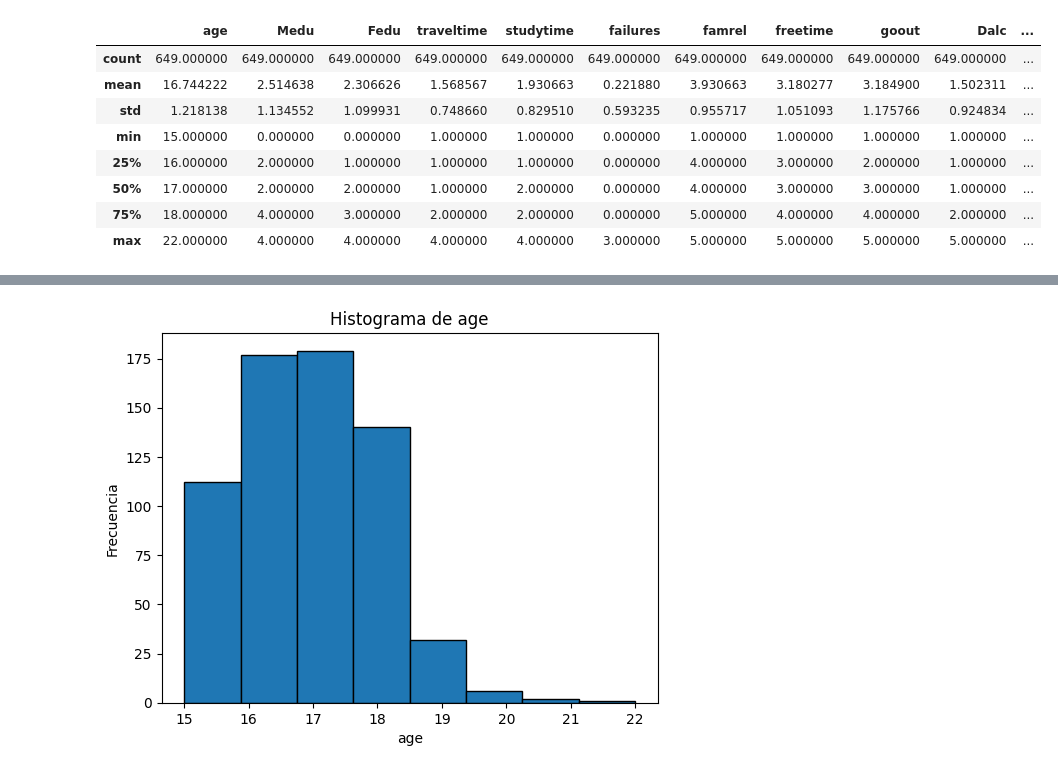
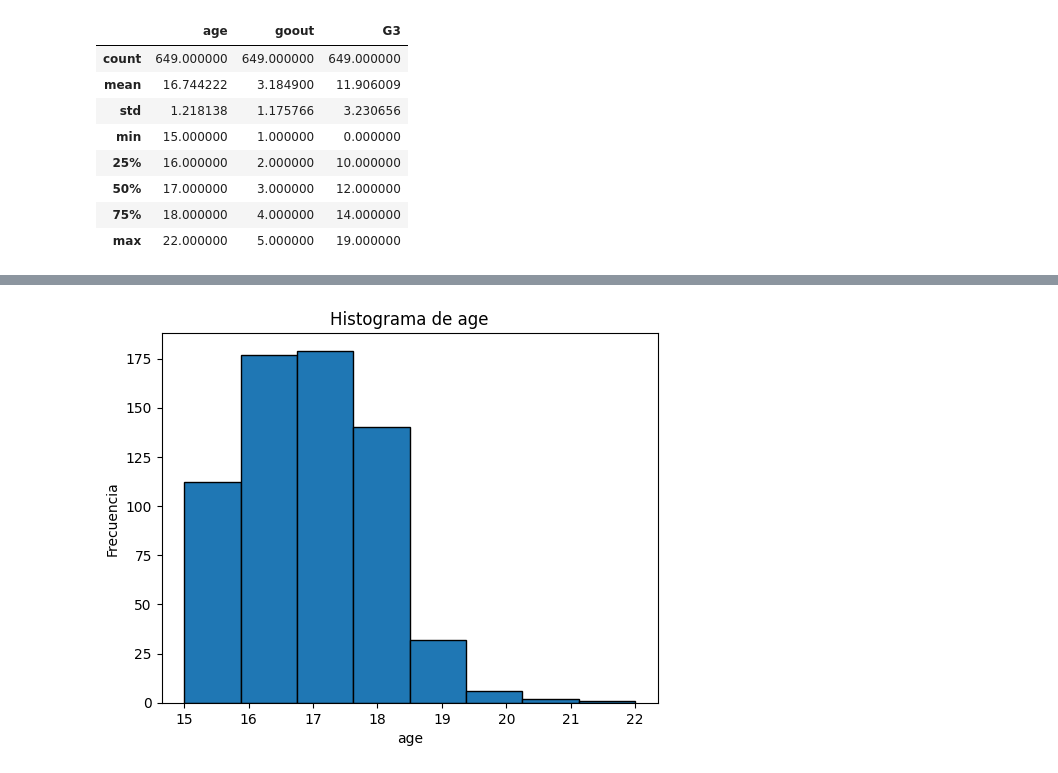
Before and after one commit to Tumup/estadistica, a Jupyter notebook: ESTADISTICA/analisis.ipynb, the cells around one changed output, grey strips where cells are left out. Cells and saved outputs as stored; diff of their text form; code cells hidden in the pictures.

```diff
--- a/ESTADISTICA/analisis.ipynb
+++ b/ESTADISTICA/analisis.ipynb
@@ -31,0 +12,5 @@ print(df.head())
+# %%
+ruta_csv = 'student-por.csv'
+df = pd.read_csv(ruta_csv, delimiter = ';')
+dfc = df.drop(['address', 'famsize', 'Medu', 'Fedu', 'Mjob', 'Fjob', 'reason', 'traveltime','studytime', 'failures','schoolsup', 'famsup', 'paid', 'activities', 'nursery', 'higher', 'internet', 'famrel', 'freetime', 'Dalc', 'Walc', 'health', 'absences', 'G1', 'G2' ],axis=1)
+print(dfc.head())
@@ -32,12 +45,12 @@ print(df.head())
 # %%
-df.describe()
+dfc.describe()
 # %% [output]
-|  | age | Medu | Fedu | traveltime | studytime | failures | famrel | freetime | goout | Dalc | ... |
-| count | 649.000000 | 649.000000 | 649.000000 | 649.000000 | 649.000000 | 649.000000 | 649.000000 | 649.000000 | 649.000000 | 649.000000 | ... |
-| mean | 16.744222 | 2.514638 | 2.306626 | 1.568567 | 1.930663 | 0.221880 | 3.930663 | 3.180277 | 3.184900 | 1.502311 | ... |
-| std | 1.218138 | 1.134552 | 1.099931 | 0.748660 | 0.829510 | 0.593235 | 0.955717 | 1.051093 | 1.175766 | 0.924834 | ... |
-| min | 15.000000 | 0.000000 | 0.000000 | 1.000000 | 1.000000 | 0.000000 | 1.000000 | 1.000000 | 1.000000 | 1.000000 | ... |
-| 25% | 16.000000 | 2.000000 | 1.000000 | 1.000000 | 1.000000 | 0.000000 | 4.000000 | 3.000000 | 2.000000 | 1.000000 | ... |
-| 50% | 17.000000 | 2.000000 | 2.000000 | 1.000000 | 2.000000 | 0.000000 | 4.000000 | 3.000000 | 3.000000 | 1.000000 | ... |
-| 75% | 18.000000 | 4.000000 | 3.000000 | 2.000000 | 2.000000 | 0.000000 | 5.000000 | 4.000000 | 4.000000 | 2.000000 | ... |
-| max | 22.000000 | 4.000000 | 4.000000 | 4.000000 | 4.000000 | 3.000000 | 5.000000 | 5.000000 | 5.000000 | 5.000000 | ... |
+|  | age | goout | G3 |
+| count | 649.000000 | 649.000000 | 649.000000 |
+| mean | 16.744222 | 3.184900 | 11.906009 |
+| std | 1.218138 | 1.175766 | 3.230656 |
+| min | 15.000000 | 1.000000 | 0.000000 |
+| 25% | 16.000000 | 2.000000 | 10.000000 |
+| 50% | 17.000000 | 3.000000 | 12.000000 |
+| 75% | 18.000000 | 4.000000 | 14.000000 |
+| max | 22.000000 | 5.000000 | 19.000000 |
```
Also changed, not shown: parts of 23 cells of this notebook.
